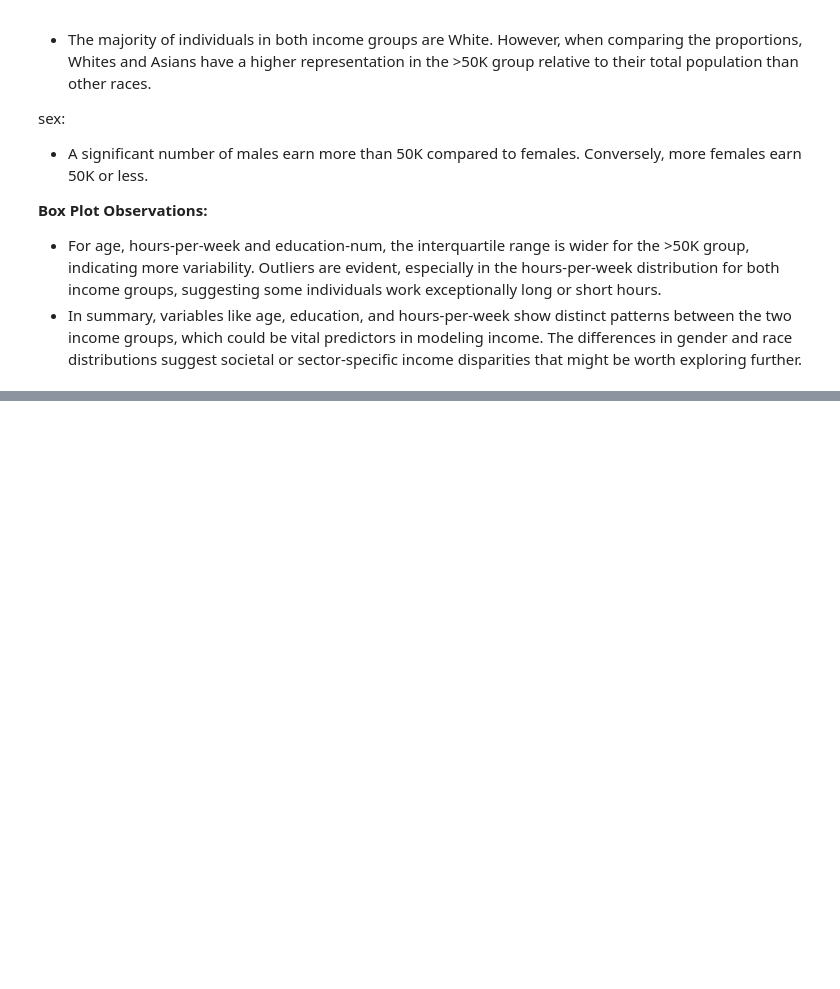
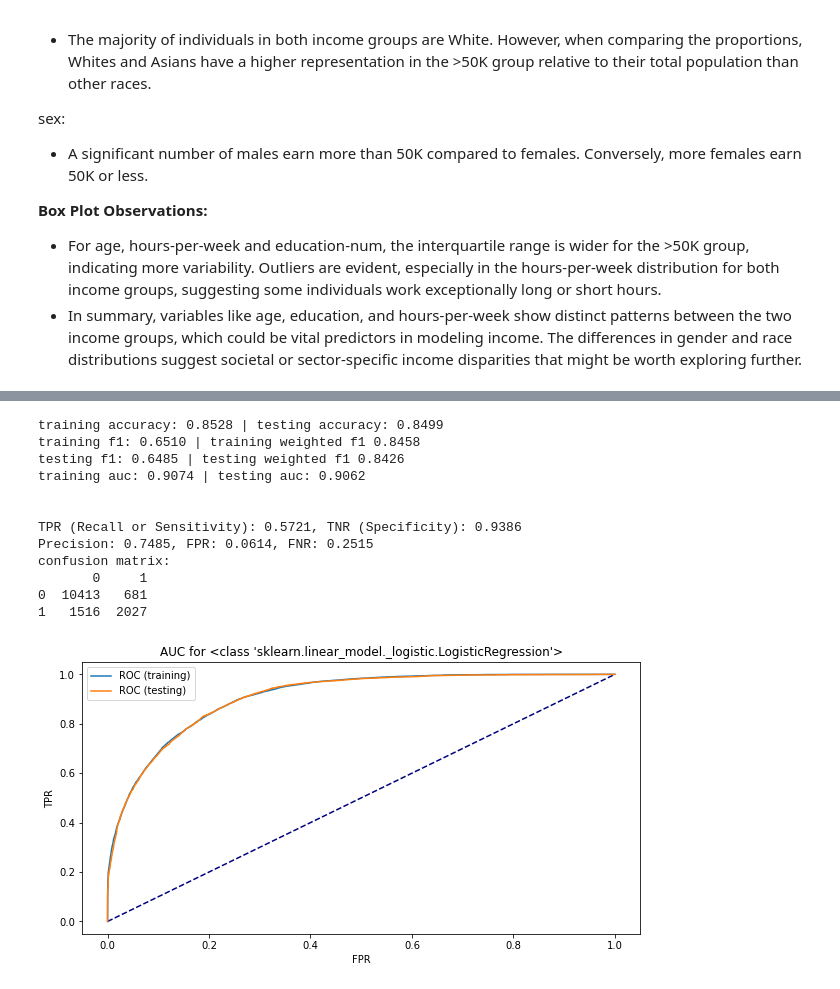
Before and after one commit to legendarycy/IS3221_Grp_2, a Jupyter notebook: IS3221 Project Codes.ipynb, the cells around one changed output, grey strips where cells are left out. Saved outputs shown, nothing was run; the diff lists cells and outputs as text; code cells hidden in the pictures; blank space fills up the shorter version.

Commit message:
added all required models (with all variables after accounting for multi-collinearity) as well as function to evaluate performance

```diff
--- a/IS3221 Project Codes.ipynb
+++ b/IS3221 Project Codes.ipynb
@@ -674,0 +679,11 @@ sex:
+# %%
+##import transformed data, remove fnlwgt, education-num, marital-status, occupation, capital-gain, capital-loss, income
+#these categorical variables are redundant because there are other columns which conveys the same information as them or have already been aggregated into other columns.
+
+#for instance, education indicates the highest education level attained and education-num indicates the number of years spent studying. these two will be correlated
+#since the longer you spend studying (typically), then the higher your education level should be.
+
+redundant_cols = ["age", "workclass", "education", "education-num", "marital-status", "occupation", "capital-gain", "capital-loss", "hours-per-week", "income", "fnlwgt"]
+
+df2 = pd.read_csv("Census-mod-cleaned-excel-values.csv").drop(redundant_cols, axis = 1)
+df2.head()
@@ -674,0 +697,10 @@ sex:
+# %%
+from sklearn.model_selection import train_test_split
+
+#split into training and testing, one hot encode X
+X = df2.drop("Income-Grp", axis = 1)
+X = pd.get_dummies(X)
+y = df2["Income-Grp"]
+
+#70% to training, 30% to testing
+X_train, X_test, y_train, y_test = train_test_split(X, y, test_size = 0.3, random_state = 42)
@@ -674,0 +784,18 @@ sex:
+# %%
+#fit logistic
+model = LogisticRegression().fit(X_train, y_train)
+evaluate_model(model)
+# %% [output]
+training accuracy: 0.8528 | testing accuracy: 0.8499
+training f1: 0.6510 | training weighted f1 0.8458
+testing f1: 0.6485 | testing weighted f1 0.8426
+training auc: 0.9074 | testing auc: 0.9062
+
+
+TPR (Recall or Sensitivity): 0.5721, TNR (Specificity): 0.9386
+Precision: 0.7485, FPR: 0.0614, FNR: 0.2515
+confusion matrix:
+       0     1
+0  10413   681
+1   1516  2027
+[figure, added]
```
Also changed, not shown: parts of 16 cells of this notebook, 1 other file.
